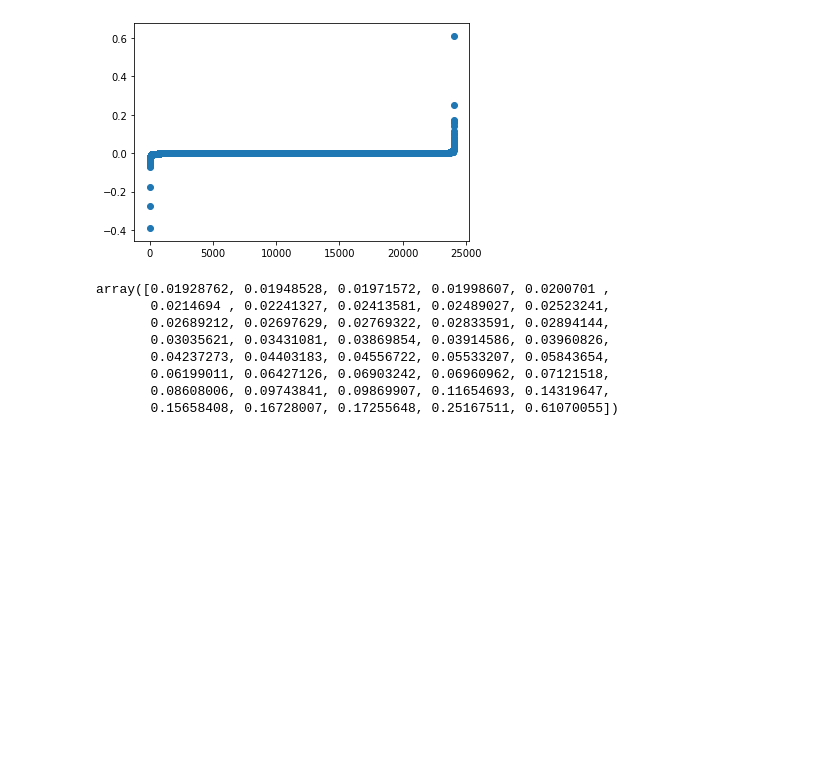
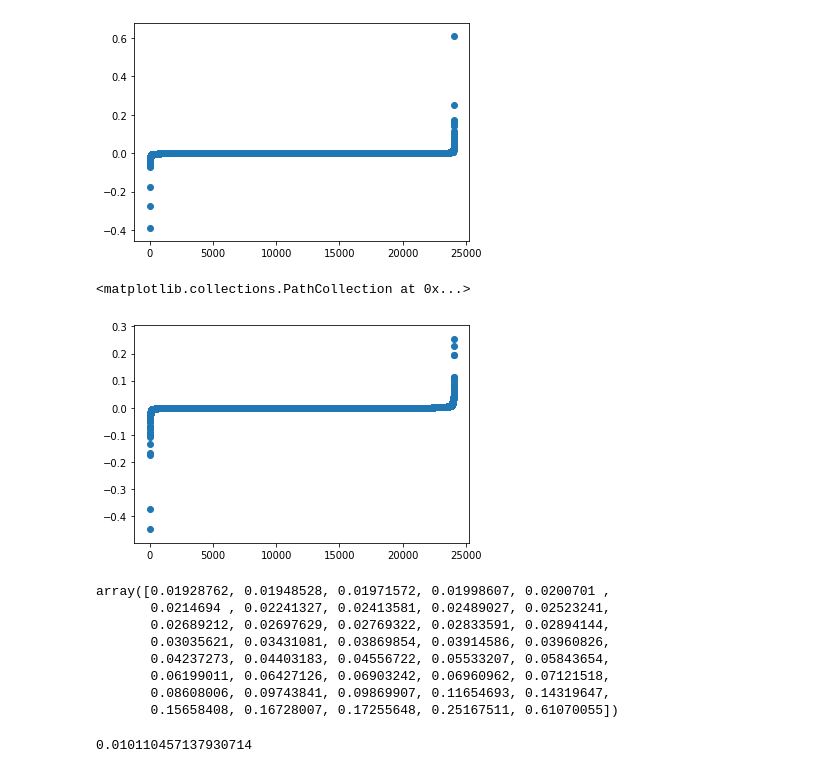
Before and after one commit to miholjcicmarko/DataScienceBME6900Project, a Jupyter notebook: alan brain atlas data/reading mouse VC data.ipynb, the cells around one changed output. Saved outputs shown, nothing was run; the diff lists cells and outputs as text; code cells hidden in the pictures; blank space fills up the shorter version.

```diff
--- a/alan brain atlas data/reading mouse VC data.ipynb
+++ b/alan brain atlas data/reading mouse VC data.ipynb
@@ -615,6 +667,13 @@ plt.scatter(Ux,sorted_U4)
 # %% [output]
 <matplotlib.collections.PathCollection at 0x...>
 [figure]
+# %%
+sorted_U6 = np.sort(U6)
+
+plt.scatter(Ux,sorted_U6)
+# %% [output]
+<matplotlib.collections.PathCollection at 0x...>
+[figure, added]
 # %%
 sorted_U4[-40:]
 # %% [output]
@@ -626,3 +685,7 @@ array([0.01928762, 0.01948528, 0.01971572, 0.01998607, 0.0200701 ,
        0.06199011, 0.06427126, 0.06903242, 0.06960962, 0.07121518,
        0.08608006, 0.09743841, 0.09869907, 0.11654693, 0.14319647,
        0.15658408, 0.16728007, 0.17255648, 0.25167511, 0.61070055])
+# %%
+sorted_U6[23835]
+# %% [output]
+0.010110457137930714
```
Also changed, not shown: parts of 27 cells of this notebook, 3 other files.
